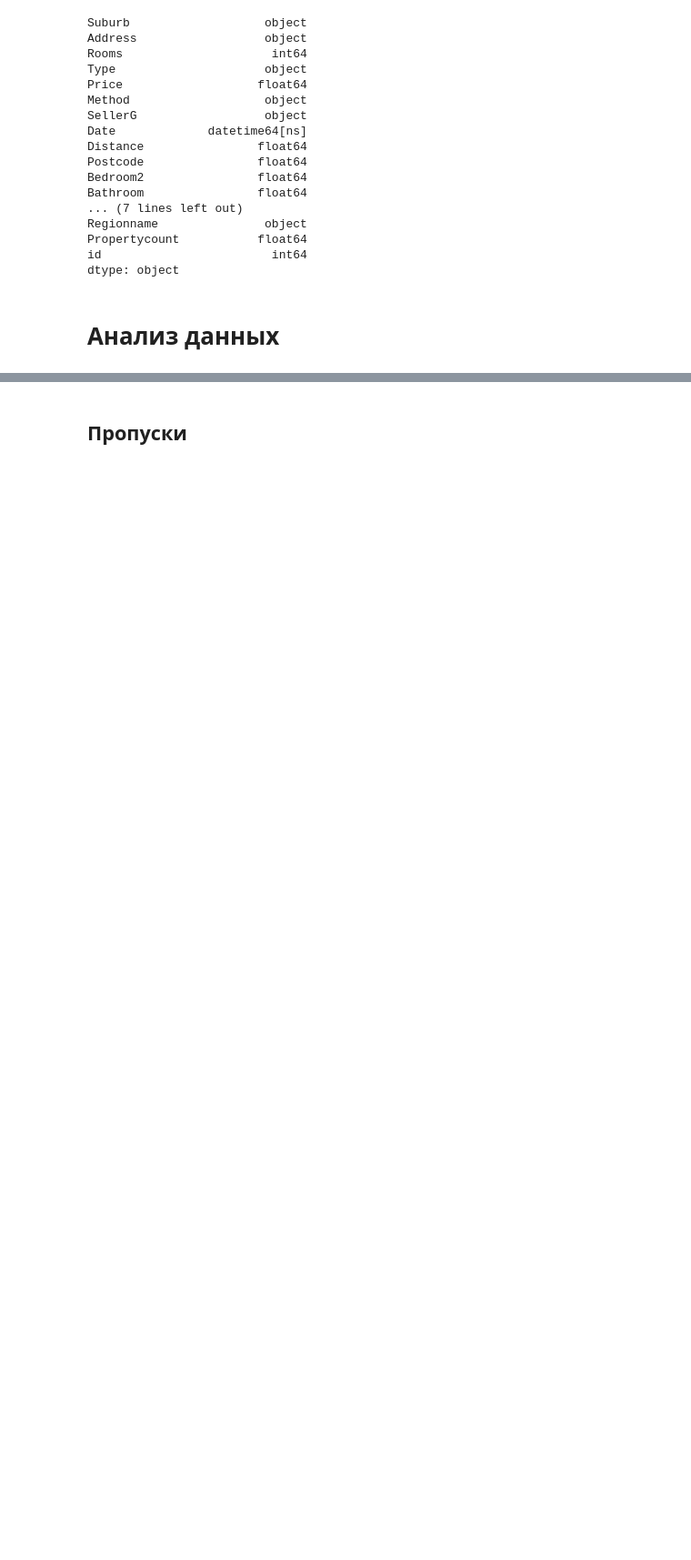
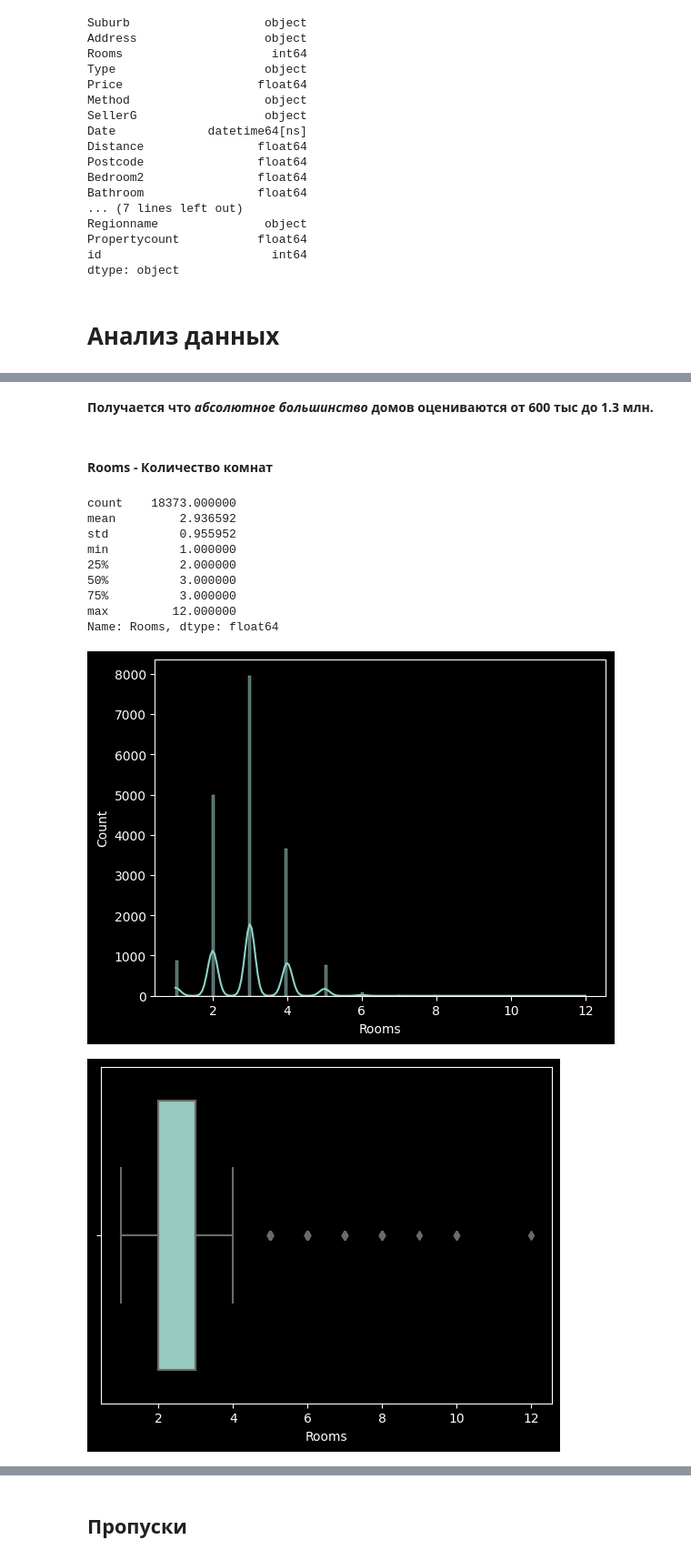
Before and after one commit to Zetis659/Data_Science_GM, a Jupyter notebook: Leopard_challenge_Regression/Leopard_challenge_Regression_2.ipynb, the cells around one changed output, grey strips where cells are left out. Shown at 91% size. Saved outputs shown, nothing was run; the diff lists cells and outputs as text; code cells hidden in the pictures; blank space fills up the shorter version.

```diff
--- a/Leopard_challenge_Regression/Leopard_challenge_Regression_2.ipynb
+++ b/Leopard_challenge_Regression/Leopard_challenge_Regression_2.ipynb
@@ -110,0 +225,18 @@ dtype: object
+# %% [markdown]
+**Получается что *абсолютное большинство* домов оцениваются от 600 тыс до 1.3 млн.**
+# %% [markdown]
+#### Rooms - Количество комнат
+# %%
+hist_box_describe_num(train, 'Rooms')
+# %% [output]
+count    18373.000000
+mean         2.936592
+std          0.955952
+min          1.000000
+25%          2.000000
+50%          3.000000
+75%          3.000000
+max         12.000000
+Name: Rooms, dtype: float64
+[figure, added]
+[figure, added]
```
Also changed, not shown: parts of 93 cells of this notebook.
